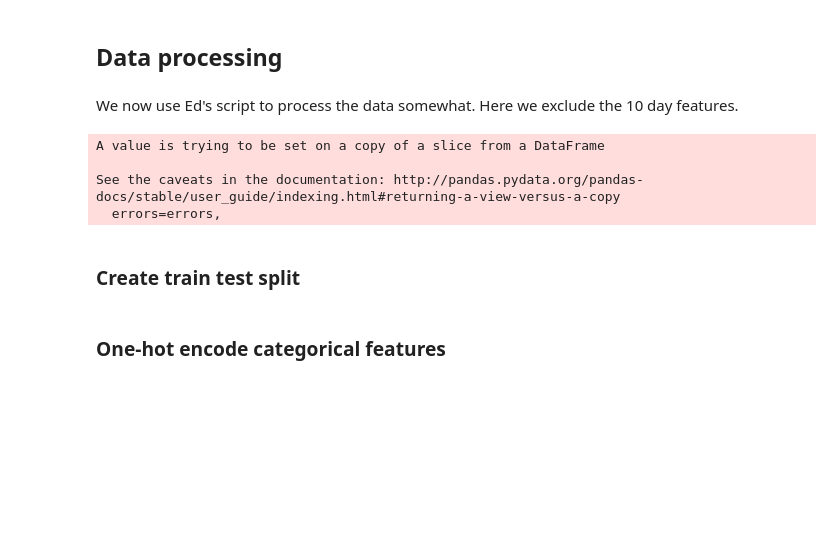
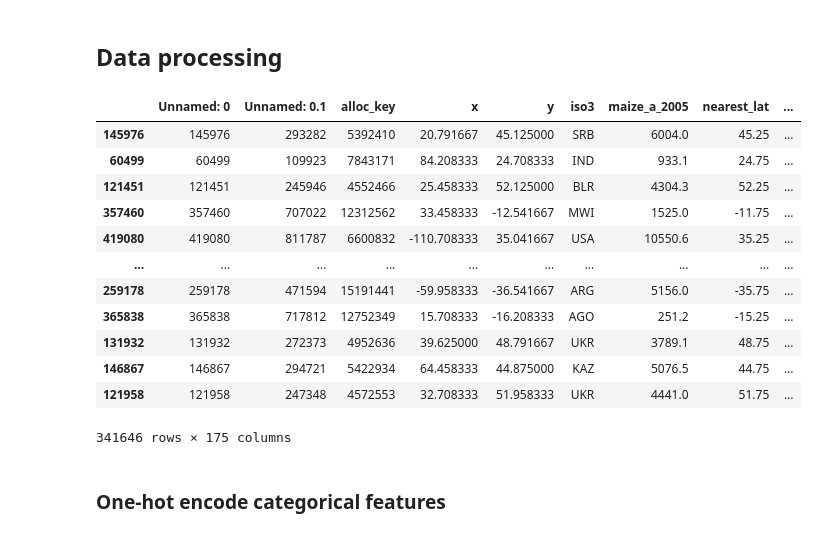
Before and after one commit to kenzaxtazi/agri-risk, a Jupyter notebook: Model_exploration_Raghul_for_Marc.ipynb, the cells around one changed output. Cells and saved outputs as stored; diff of their text form; code cells hidden in the pictures; blank space fills up the shorter version.

```diff
--- a/Model_exploration_Raghul_for_Marc.ipynb
+++ b/Model_exploration_Raghul_for_Marc.ipynb
@@ -70,37 +52,22 @@ data = dataset.copy()
 # %% [markdown]
 ## Data processing ##
-# %% [markdown]
-We now use Ed's script to process the data somewhat. Here we exclude the 10 day features.
 # %%
-# Create a custom data set adding in the features you want. It reads an already computed
-# dataset but you can then remove features to see the effect on score.
+dataset = pd.read_csv("head_of_soils_recommendations_MGM.csv") #replace this with the file you want to use
+#you should import the csv which is already processed (nans removed) and with only the columns we want but not one-hot encoded
+
 from sklearn.model_selection import train_test_split
-import pandas as pd
 from tqdm import tqdm
 tqdm.pandas()
 import xarray as xr
-import matplotlib.pyplot as plt
-import numpy as np
 import random
 
 random_seed = 42
-#random.seed(a=random_seed)
-#np.random_seed(random_seed)
-
-
 
 target = 'maize_a_2010'
 
-X = data.drop(target,axis=1)
+X = dataset.drop(target,axis=1)
 
-
-y = data[[target]]
+y = dataset[[target]]
 train_set_x, test_set_x, train_set_y, test_set_y = train_test_split(X, y, test_size=0.2, random_state=random_seed)
 del X
 del y
-del data
-# %% [output]
-A value is trying to be set on a copy of a slice from a DataFrame
-
-See the caveats in the documentation: http://pandas.pydata.org/pandas-docs/stable/user_guide/indexing.html#returning-a-view-versus-a-copy
-  errors=errors,
@@ -109,4 +74,18 @@ See the caveats in the documentation: http://pandas.pydata.org/pandas-docs/stabl
-# %% [markdown]
-### Create train test split ###
+# %%
+train_set_x
+# %% [output]
+|  | Unnamed: 0 | Unnamed: 0.1 | alloc_key | x | y | iso3 | maize_a_2005 | nearest_lat | ... |
+| 145976 | 145976 | 293282 | 5392410 | 20.791667 | 45.125000 | SRB | 6004.0 | 45.25 | ... |
+| 60499 | 60499 | 109923 | 7843171 | 84.208333 | 24.708333 | IND | 933.1 | 24.75 | ... |
+| 121451 | 121451 | 245946 | 4552466 | 25.458333 | 52.125000 | BLR | 4304.3 | 52.25 | ... |
+| 357460 | 357460 | 707022 | 12312562 | 33.458333 | -12.541667 | MWI | 1525.0 | -11.75 | ... |
+| 419080 | 419080 | 811787 | 6600832 | -110.708333 | 35.041667 | USA | 10550.6 | 35.25 | ... |
+| ... | ... | ... | ... | ... | ... | ... | ... | ... | ... |
+| 259178 | 259178 | 471594 | 15191441 | -59.958333 | -36.541667 | ARG | 5156.0 | -35.75 | ... |
+| 365838 | 365838 | 717812 | 12752349 | 15.708333 | -16.208333 | AGO | 251.2 | -15.25 | ... |
+| 131932 | 131932 | 272373 | 4952636 | 39.625000 | 48.791667 | UKR | 3789.1 | 48.75 | ... |
+| 146867 | 146867 | 294721 | 5422934 | 64.458333 | 44.875000 | KAZ | 5076.5 | 44.75 | ... |
+| 121958 | 121958 | 247348 | 4572553 | 32.708333 | 51.958333 | UKR | 4441.0 | 51.75 | ... |
+341646 rows × 175 columns
 # %% [markdown]
 ### One-hot encode categorical features ###
```
Also changed, not shown: parts of 16 cells of this notebook.
